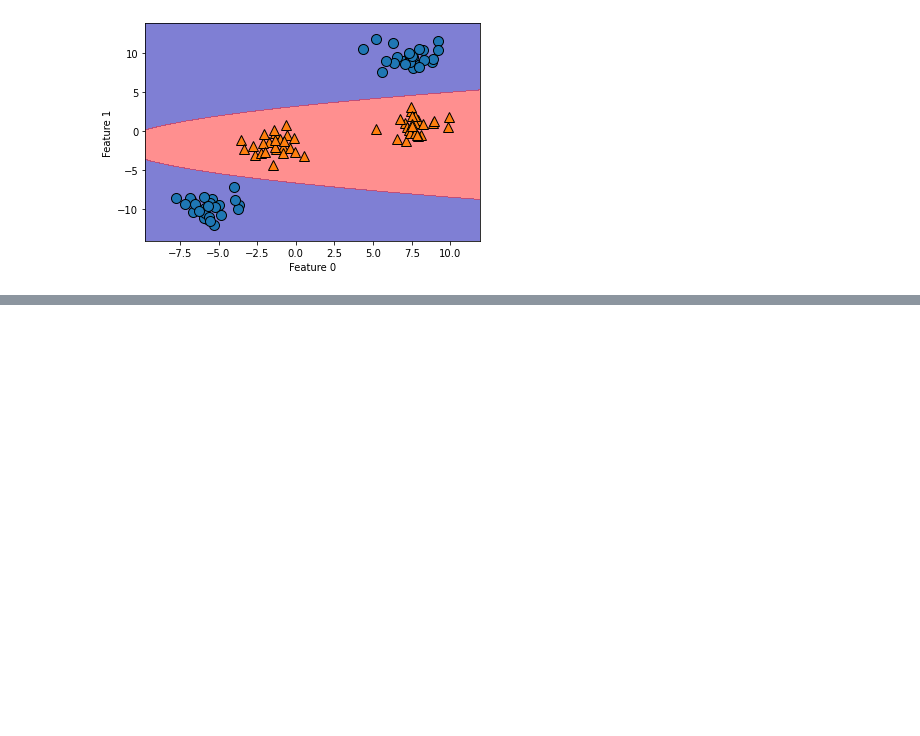
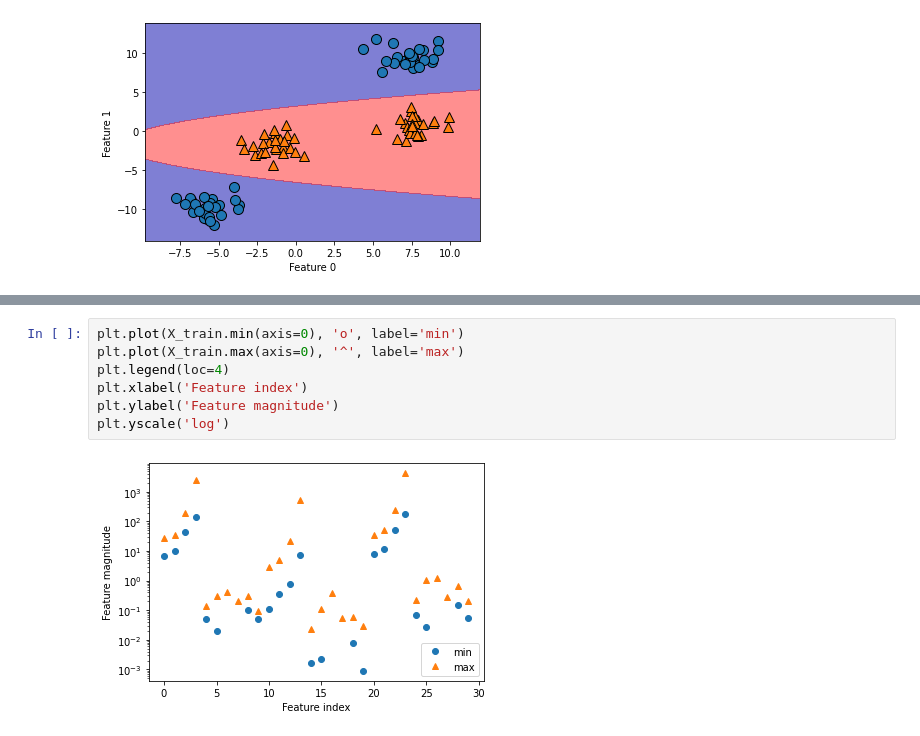
Before and after one commit to TzeHimSung/ml_learning, a Jupyter notebook: Introduction_to_ML_with_Python/Chapter.2/kernelizedSVM.ipynb, the cells around one changed output, grey strips where cells are left out. Saved outputs shown, nothing was run; the diff lists cells and outputs as text; blank space fills up the shorter version.

```diff
--- a/Introduction_to_ML_with_Python/Chapter.2/kernelizedSVM.ipynb
+++ b/Introduction_to_ML_with_Python/Chapter.2/kernelizedSVM.ipynb
@@ -81,0 +124,9 @@ Text(0, 0.5, 'Feature 1')
+# %%
+plt.plot(X_train.min(axis=0), 'o', label='min')
+plt.plot(X_train.max(axis=0), '^', label='max')
+plt.legend(loc=4)
+plt.xlabel('Feature index')
+plt.ylabel('Feature magnitude')
+plt.yscale('log')
+# %% [output]
+[figure, added]
```
Also changed, not shown: parts of 6 cells of this notebook.
